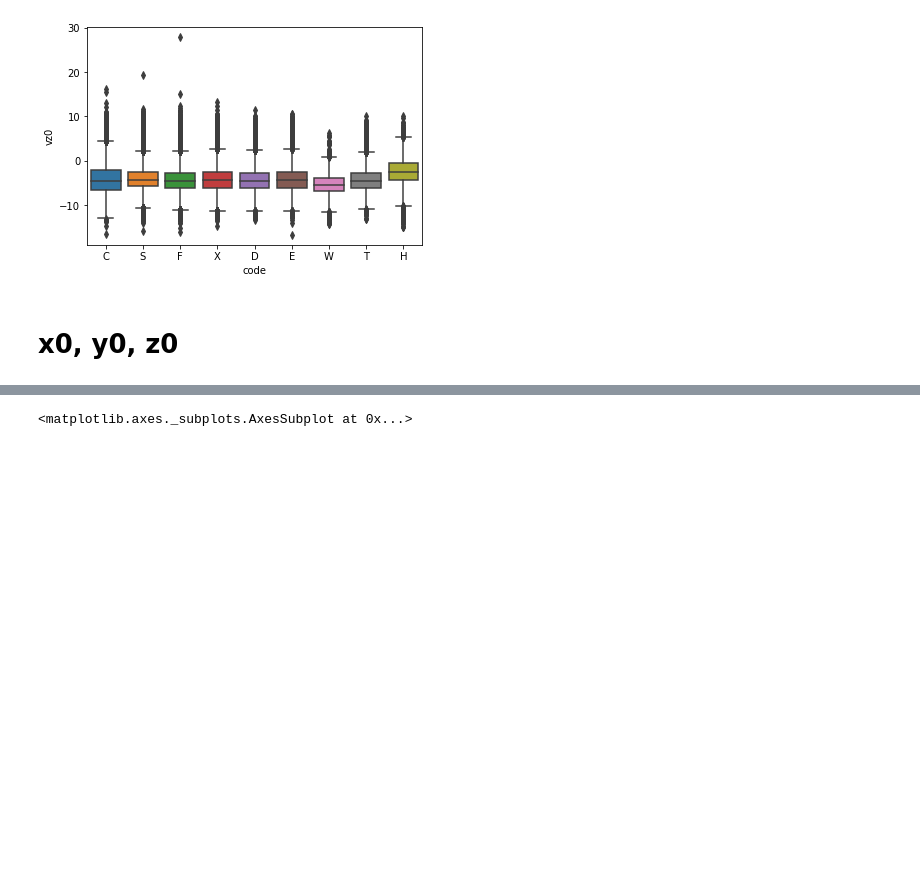
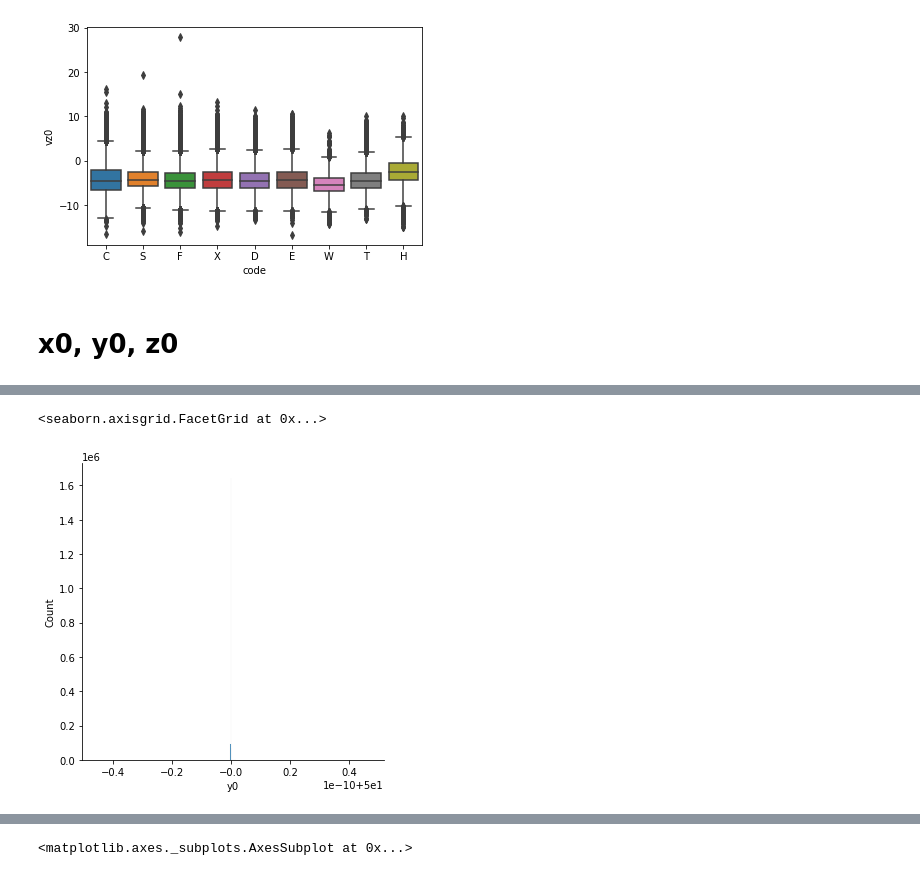
Before and after one commit to anaconda121/Whiff-Rate, a Jupyter notebook: griffin-design-project.ipynb, the cells around one changed output, grey strips where cells are left out. Saved outputs shown, nothing was run; the diff lists cells and outputs as text; code cells hidden in the pictures; blank space fills up the shorter version.

```diff
--- a/griffin-design-project.ipynb
+++ b/griffin-design-project.ipynb
@@ -79,0 +86,5 @@ sns.boxplot(x=df["code"], y = df["vz0"])
+# %%
+sns.displot(df["y0"])
+# %% [output]
+<seaborn.axisgrid.FacetGrid at 0x...>
+[figure, added]
```
Also changed, not shown: parts of 12 cells of this notebook.
